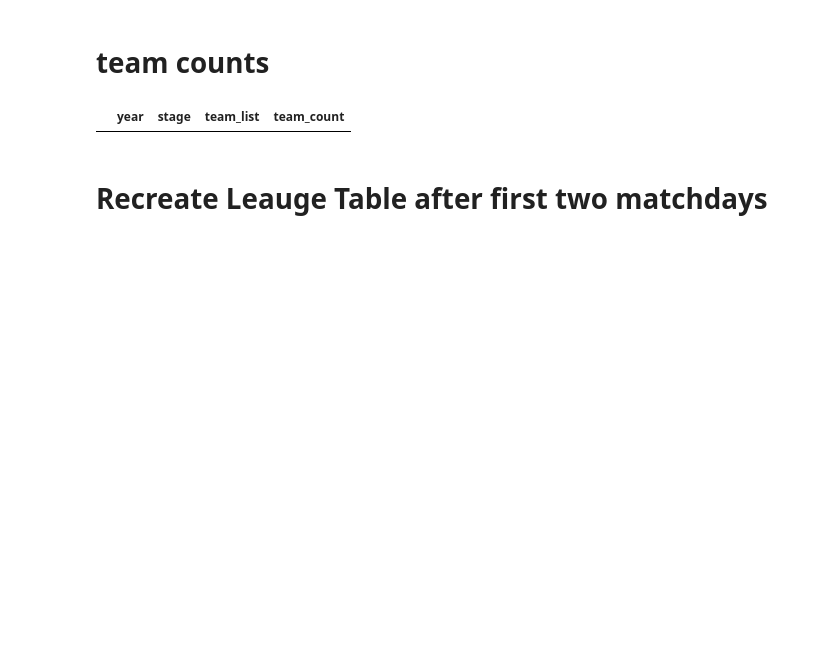
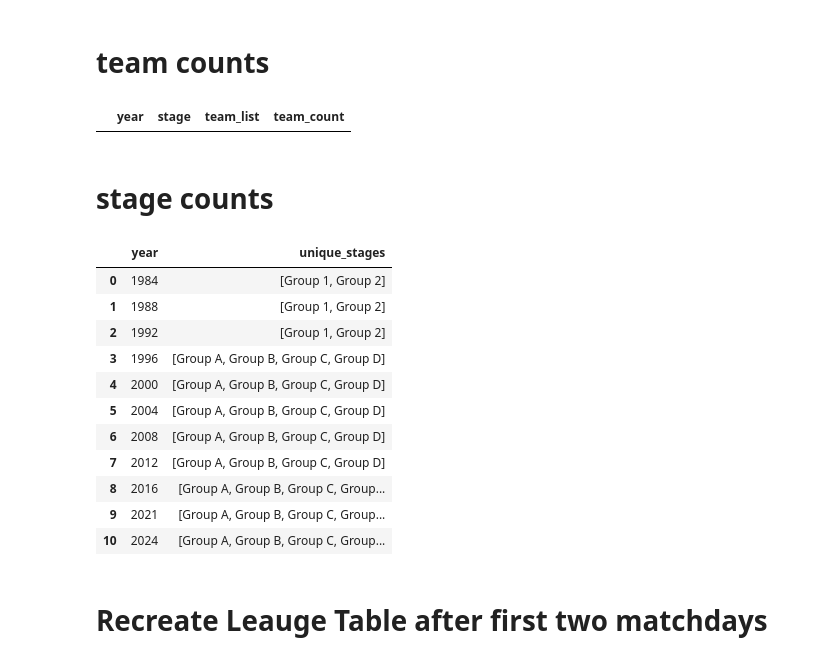
Before and after one commit to AEGDDI/tiebreak_wc, a Jupyter notebook: code/wiki/men/uefa/tb_eu_uefa_men.ipynb, the cells around one changed output. Drawn from its saved outputs; the diff is of its cells as text; code cells hidden in the pictures; blank space fills up the shorter version.

Commit message:
stage in top third teams

```diff
--- a/code/wiki/men/uefa/tb_eu_uefa_men.ipynb
+++ b/code/wiki/men/uefa/tb_eu_uefa_men.ipynb
@@ -190,6 +190,29 @@ invalid_groups = team_counts[team_counts['team_count'] != 4]
 display(invalid_groups)
 # %% [output]
 |  | year | stage | team_list | team_count |
+# %% [markdown]
+# stage counts
+# %%
+# Group by year and collect unique values of stage in a list
+stage_summary = df.groupby('year')['stage'].unique().reset_index()
+
+# Rename column for clarity
+stage_summary.rename(columns={'stage': 'unique_stages'}, inplace=True)
+
+display(stage_summary)
+# %% [output]
+|  | year | unique_stages |
+| 0 | 1984 | [Group 1, Group 2] |
+| 1 | 1988 | [Group 1, Group 2] |
+| 2 | 1992 | [Group 1, Group 2] |
+| 3 | 1996 | [Group A, Group B, Group C, Group D] |
+| 4 | 2000 | [Group A, Group B, Group C, Group D] |
+| 5 | 2004 | [Group A, Group B, Group C, Group D] |
+| 6 | 2008 | [Group A, Group B, Group C, Group D] |
+| 7 | 2012 | [Group A, Group B, Group C, Group D] |
+| 8 | 2016 | [Group A, Group B, Group C, Group... |
+| 9 | 2021 | [Group A, Group B, Group C, Group... |
+| 10 | 2024 | [Group A, Group B, Group C, Group... |
 # %% [markdown]
 # Recreate Leauge Table after first two matchdays
 # %%
```
Also changed, not shown: parts of 2 cells of this notebook, 14 other files.
